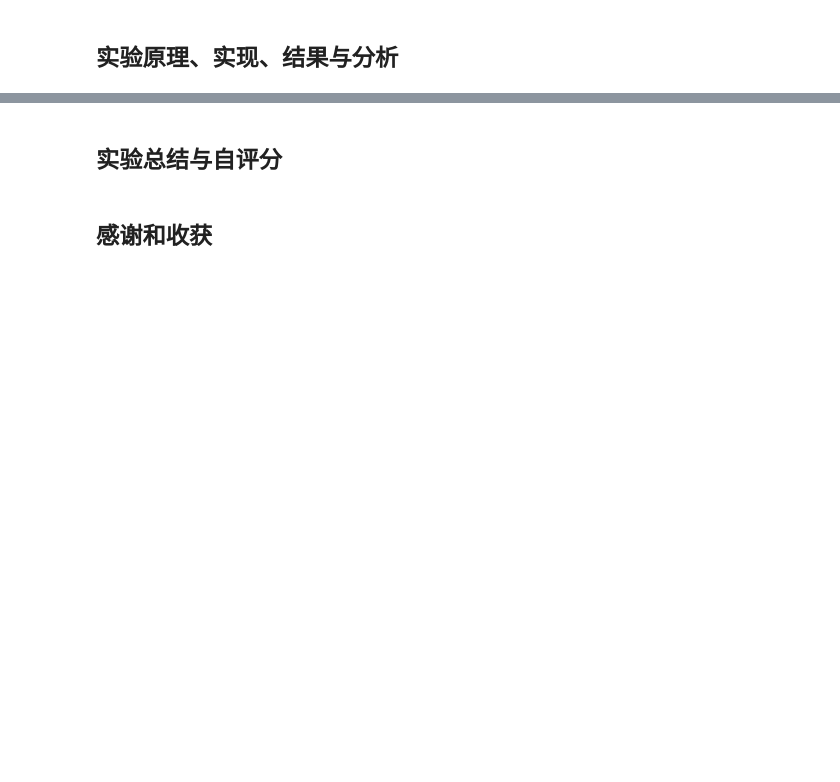
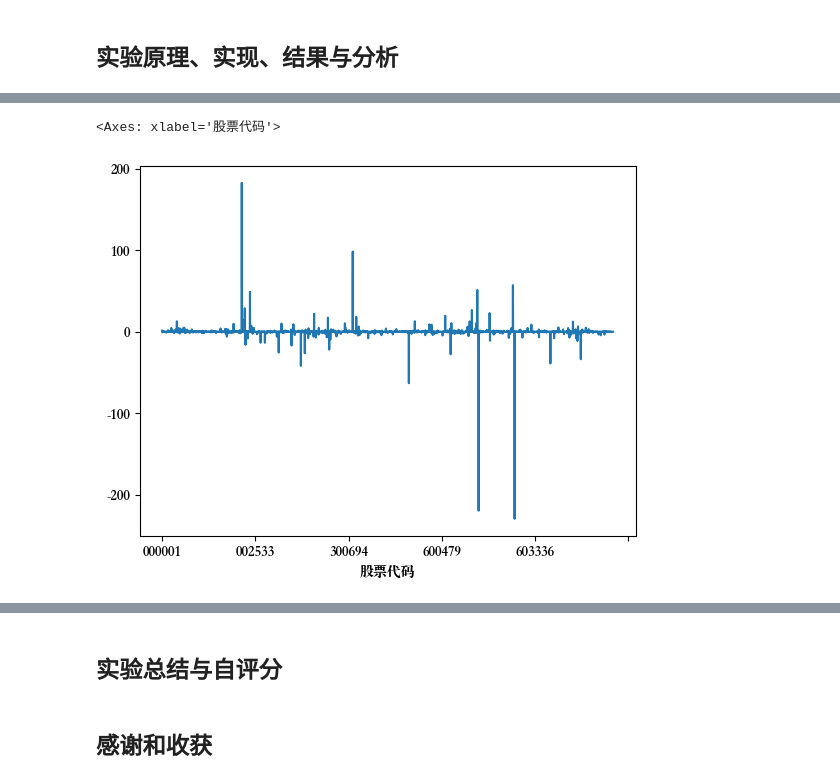
Before and after one commit to TheVeryDarkness/cs410, a Jupyter notebook: 2/2.ipynb, the cells around one changed output, grey strips where cells are left out. Saved outputs shown, nothing was run; the diff lists cells and outputs as text; code cells hidden in the pictures; blank space fills up the shorter version.

```diff
--- a/2/2.ipynb
+++ b/2/2.ipynb
@@ -117,0 +114,7 @@ end.stock_zcfz_em_df.plot(ax=ax, y="资产负债率")
+# %%
+codes = set(start.stock_zcfz_em_df.index.array)
+for date in DATES[1:]:
+    codes = codes.intersection(set(data[date].stock_zcfz_em_df.index.array))
+list_codes = [*codes]
+list_codes.sort()
+print(len(list_codes))
@@ -117,0 +123,32 @@ end.stock_zcfz_em_df.plot(ax=ax, y="资产负债率")
+# %%
+# 计算指标
+
+# 1. 营业净利润率
+
+for following in following:
+    start.stock_lrb_em_df.loc[list_codes,
+                              '净利润'] += following.stock_lrb_em_df.loc[list_codes, '净利润']
+    start.stock_lrb_em_df.loc[list_codes,
+                              '营业总收入'] += following.stock_lrb_em_df.loc[list_codes, '营业总收入']
+
+result = pd.DataFrame({
+    '股票代码': list_codes,
+    '股票简称': start.stock_zcfz_em_df.loc[list_codes, '股票简称'],
+    '归母净利润':  end.stock_lrb_em_df.loc[list_codes, '净利润']-start.stock_lrb_em_df.loc[list_codes, '净利润'],
+    '营业收入': end.stock_lrb_em_df.loc[list_codes, '营业总收入']-start.stock_lrb_em_df.loc[list_codes, '营业总收入'],
+    '平均总资产': (start.stock_zcfz_em_df.loc[list_codes, '资产-总资产'] +
+              end.stock_zcfz_em_df.loc[list_codes, '资产-总资产']) / 2,
+    '平均总负债': (start.stock_zcfz_em_df.loc[list_codes, '负债-总负债'] +
+              end.stock_zcfz_em_df.loc[list_codes, '负债-总负债']) / 2,
+})
+result.set_index('股票代码', inplace=True)
+result['营业净利润率'] = result['归母净利润'] / result['营业收入']
+result['总资产周转率'] = result['营业收入'] / result['平均总资产']
+result['资产负债率'] = result['平均总负债'] / result['平均总资产']
+result['净资产'] = result['平均总资产'] - result['平均总负债']
+result['权益乘数'] = result['平均总资产'] / result['净资产']
+result['净资产收益率'] = result['归母净利润'] / result['净资产']
+# %%
+# 去除净资产为负的股票
+print(result[result.loc[:, '净资产'] <= 0])
+result = result[result.loc[:, '净资产'] > 0]
@@ -117,0 +215,5 @@ end.stock_zcfz_em_df.plot(ax=ax, y="资产负债率")
+# %%
+result.loc[:, '营业净利润率'].plot()
+# %% [output]
+<Axes: xlabel='股票代码'>
+[figure, added]
```
Also changed, not shown: parts of 11 cells of this notebook, 6 other files.
